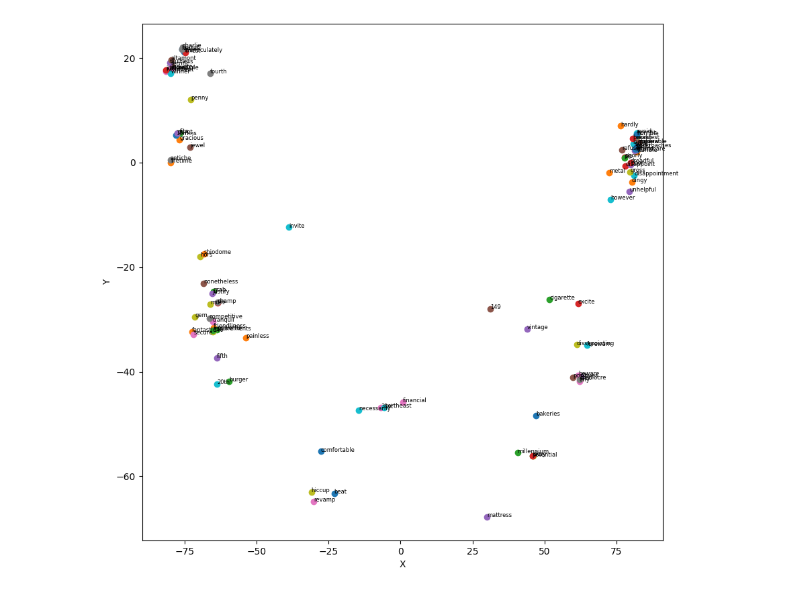
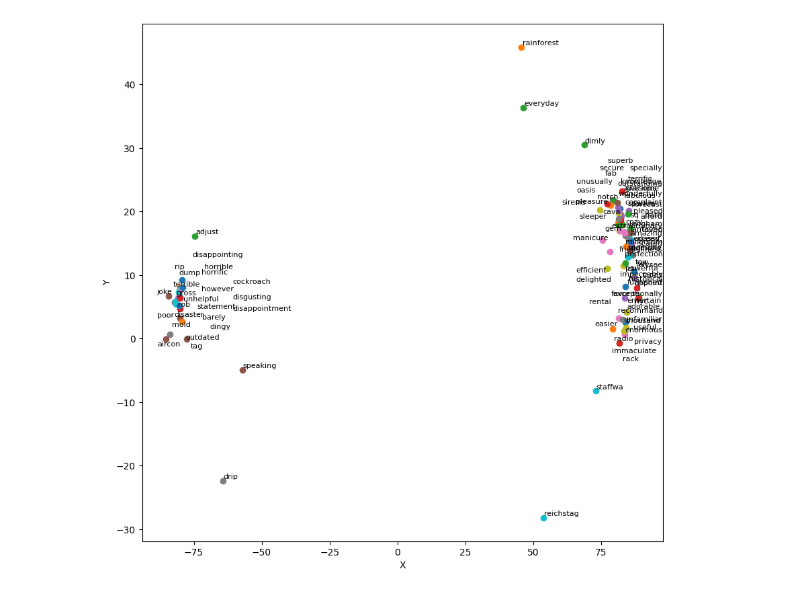
Before and after one commit to mausneg/Aspect-Based-Sentiment-Analysis-Hotel-Review, a Jupyter notebook: model_2.ipynb, the cells around one changed output. Drawn from its saved outputs; the diff is of its cells as text; code cells hidden in the pictures.

Commit message:
use spacy for lemmatiz, use LG model for NRE, use gensim word2vec viz and for embedding model TF

```diff
--- a/model_2.ipynb
+++ b/model_2.ipynb
@@ -117,7 +122,7 @@ TRUNCATING = 'post'
 PADDING = 'post'
 OOV_TOKEN = "<OOV>"
 MAX_EXAMPLES = 20000
-NUM_LABELS = 5
+NUM_LABELS = 3
 # %%
 tokenizer = Tokenizer(num_words=MAX_EXAMPLES, oov_token=OOV_TOKEN)
 tokenizer.fit_on_texts(x_train)
@@ -133,6 +138,6 @@ model = tf.keras.models.Sequential([
     tf.keras.layers.Dense(64, activation='relu'),
     tf.keras.layers.Dense(NUM_LABELS, activation='softmax')
 ])
-model.compile(loss='categorical_crossentropy', optimizer='adam', metrics=['accuracy', tf.keras.metrics.TruePositives(), tf.keras.metrics.TrueNegatives(), tf.keras.metrics.FalsePositives(), tf.keras.metrics.FalseNegatives()])
+model.compile(loss='sparse_categorical_crossentropy', optimizer='adam', metrics=['accuracy'])
 model.summary()
 # %% [output]
@@ -154,5 +159,5 @@ Trainable params: 331,109
 Non-trainable params: 0
 _________________________________________________________________
 # %%
-history = model.fit(x_train_pad, y_train, epochs=5, validation_data=(x_test_pad, y_test))
+history = model.fit(x_train_pad, y_train, epochs=10, validation_data=(x_test_pad, y_test))
 # %% [output]
@@ -201,6 +209,6 @@ display(df_history_val)
 # %%
 embeddings = model.layers[0].get_weights()[0]
-pca = PCA(n_components=8, random_state=42).fit_transform(embeddings)
+pca = PCA(n_components=10, random_state=42).fit_transform(embeddings)
 embeddings_2d = TSNE(n_components=2, random_state=42, perplexity=45).fit_transform(pca)
 
 magnitudes = np.linalg.norm(embeddings, axis=1)
@@ -209,17 +217,18 @@ top_words = {word: index for word, index in word_index.items() if index in top_i
 # %%
 fig = plt.figure(figsize=(10, 10))
 ax = fig.add_subplot(111)
 
 for word, index in top_words.items():
     x, y = embeddings_2d[index]
     ax.scatter(x, y)
-    ax.text(x, y, word, fontsize=6)
+    ax.text(x, y, word, fontsize=8)
 
 ax.set_xlabel('X')
 ax.set_ylabel('Y')
+adjustText.adjust_text(ax.texts)
 
 plt.show()
 # %% [output]
-[figure, old version]
+[figure, new version]
 # %%
 model.save('model_2.h5')
```
Also changed, not shown: parts of 13 cells of this notebook, 5 other files.
